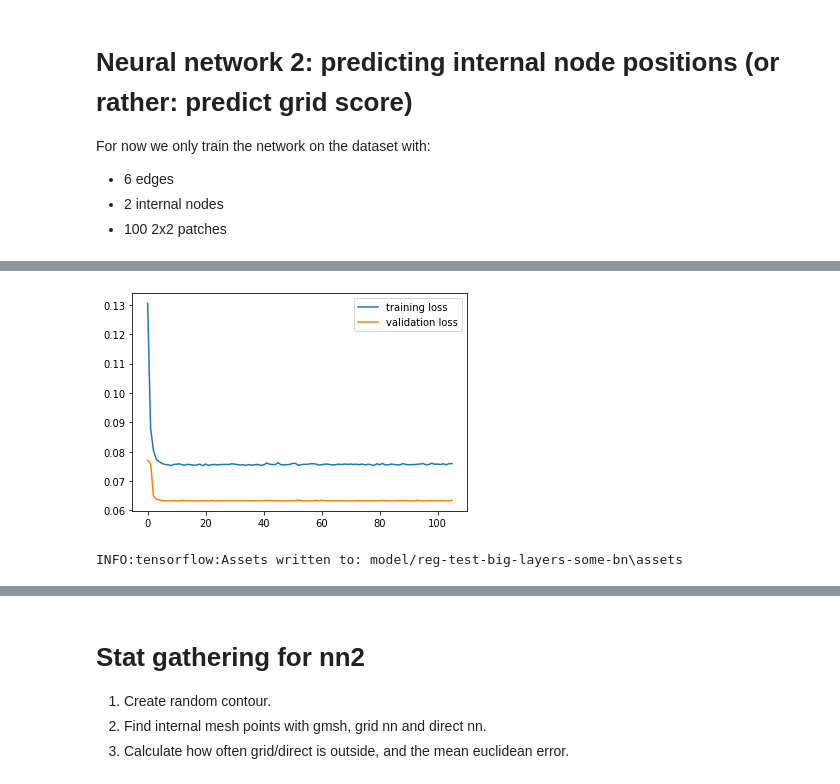
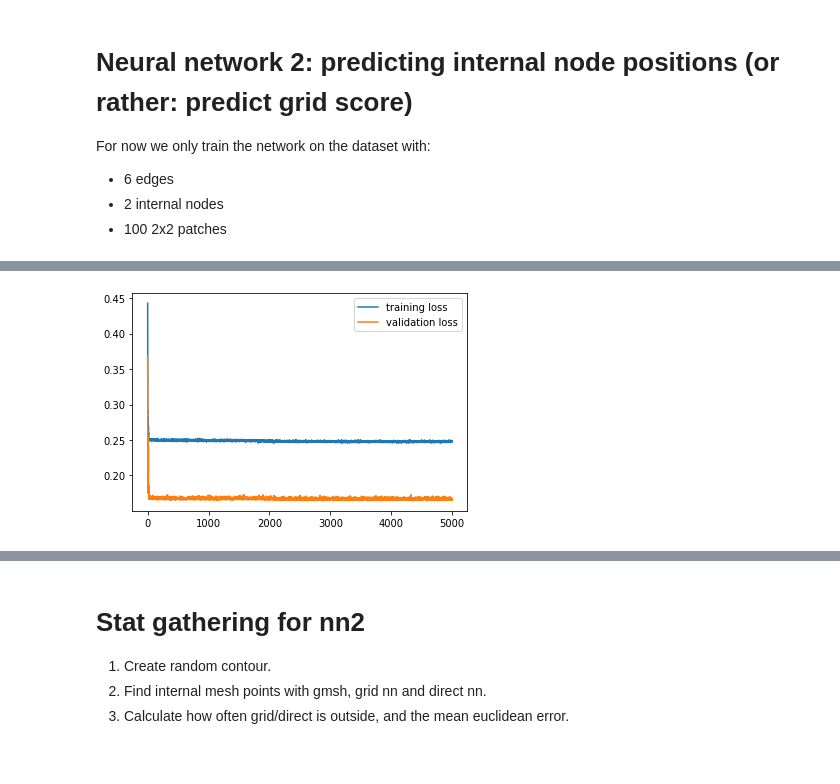
Before and after one commit to Siljekka/GrasshopperMeshAI, a Jupyter notebook: MeshPoints/MachineLearning/nn2.ipynb, the cells around one changed output, grey strips where cells are left out. Saved outputs shown, nothing was run; the diff lists cells and outputs as text; code cells hidden in the pictures.

```diff
--- a/MeshPoints/MachineLearning/nn2.ipynb
+++ b/MeshPoints/MachineLearning/nn2.ipynb
@@ -227,11 +252,11 @@ import os
 # Parameters
 LEARNING_RATE = 1e-3
 WEIGHT_DECAY = 1e-2
-EPOCHS = 500
-BATCH_SIZE = 128
+EPOCHS = 5000
+BATCH_SIZE = 512
 
-model_path = 'model/reg-test-big-layers-no-bn'
-patches = pd.read_csv('data/patches-dataset-zerofour-lc-new-2.csv')
+model_path = 'model/correct-dropout-last'
+patches = pd.read_csv('data/patch-data-correct-procrustes.csv')
 # patches = pd.read_csv('data/patches-dataset-test.csv')
 
 # Split dataset into 70/15/15 training/validation/test
@@ -252,19 +277,15 @@ test_labels = patches_train.iloc[:, -4:]
 
 model = tf.keras.Sequential([
     tf.keras.Input(shape=(20,)),
-    # layers.BatchNormalization(),
-
-    layers.Dense(24, activation='relu'),
     layers.BatchNormalization(),
 
-    layers.Dense(48, activation='relu'),
+    layers.Dense(16, activation='relu'),
     layers.BatchNormalization(),
 
-    layers.Dense(24, activation='relu'),
-    # layers.BatchNormalization(),
+    layers.Dense(16, activation='relu'),
+    layers.BatchNormalization(),
 
-    layers.Dense(16, activation='relu'),
-    # layers.BatchNormalization(),
+    layers.Dropout(0.25),
 
     layers.Dense(4),
 ])
@@ -272,19 +293,18 @@ model = tf.keras.Sequential([
 model.summary()
 
 decay_steps= 10_000
-lr_schedule = tf.keras.optimizers.schedules.ExponentialDecay(1e-1, decay_steps, 1e-2)
+lr_schedule = tf.keras.optimizers.schedules.PolynomialDecay(1e-1, decay_steps, 1e-3)
 
 
 model.compile(loss=tf.losses.MeanSquaredError(),
               optimizer=tf.optimizers.Adam(
                   learning_rate=lr_schedule,
-                  amsgrad=True
               ),
               )
 
 checkpoint = tf.keras.callbacks.ModelCheckpoint(model_path, monitor='val_loss', verbose=0, save_best_only=True, mode='min')
 early_stopping = tf.keras.callbacks.EarlyStopping(monitor='val_loss', mode='min', patience=EPOCHS//5, min_delta=0.0001)
-callbacks_list = [checkpoint, early_stopping]
+callbacks_list = [checkpoint]
 history = model.fit(train_features,
                     train_labels,
                     epochs=EPOCHS,
@@ -328,5 +348 @@ Training data loss: 0.064, Test data loss: 0.064
-[figure, old version]
+[figure, new version]
-# %%
-model.save('model/reg-test-big-layers-some-bn')
-# %% [output]
-INFO:tensorflow:Assets written to: model/reg-test-big-layers-some-bn\assets
```
Also changed, not shown: parts of 8 cells of this notebook, 2 other files.
